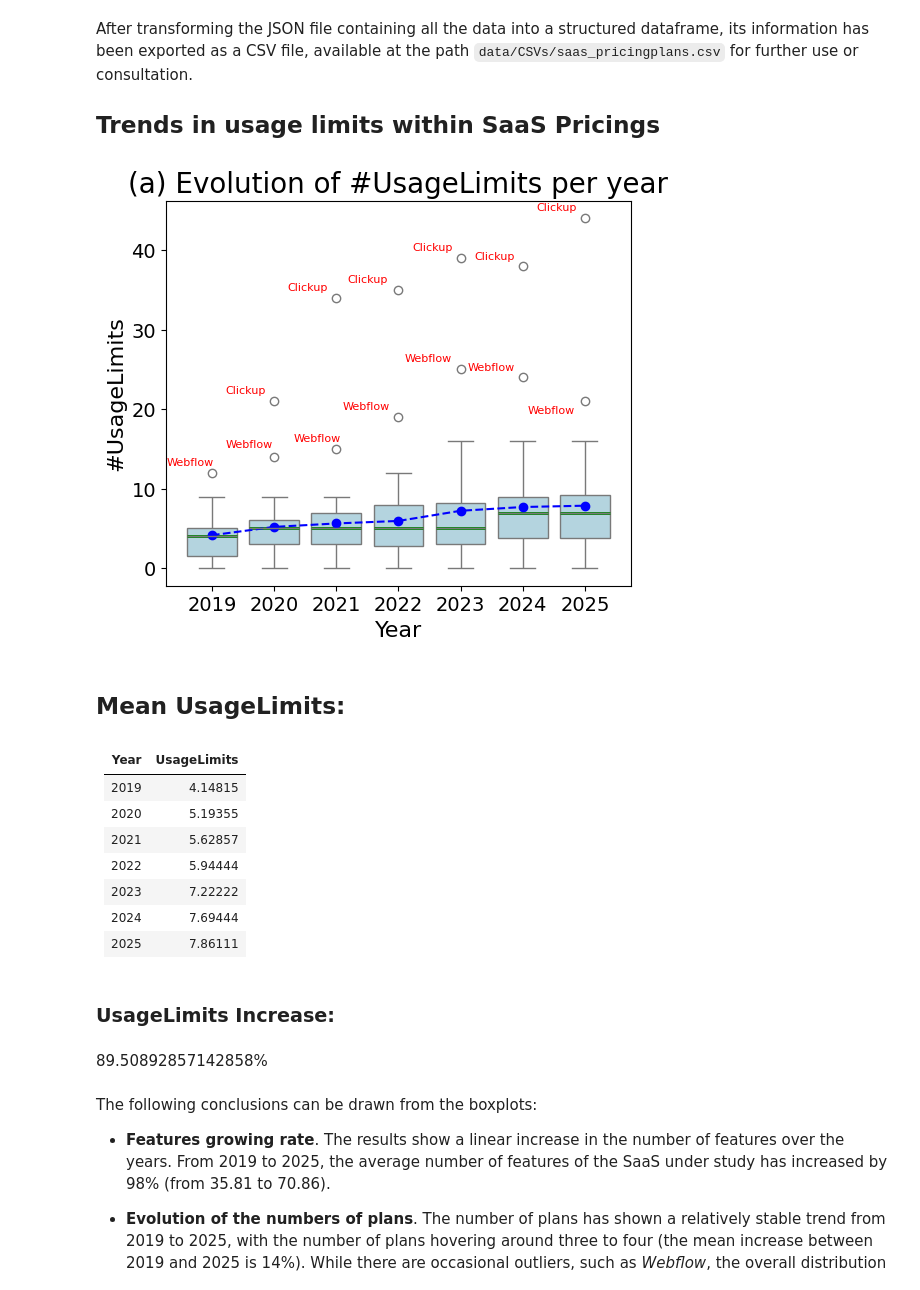
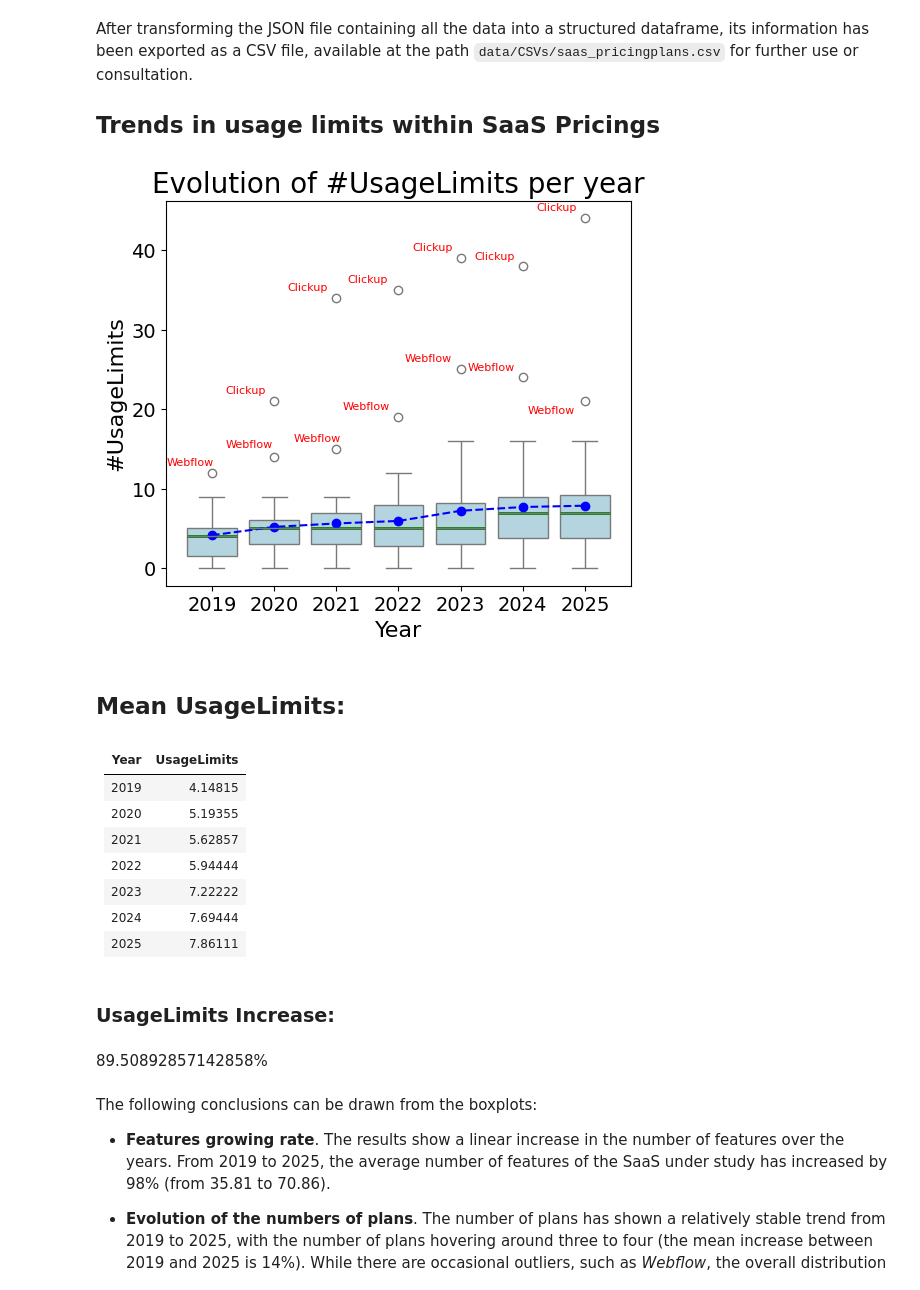
Before and after one commit to isa-group/SaaS-analysis, a Jupyter notebook: analysis_and_figures.ipynb, the cells around one changed output. Cells and saved outputs as stored; diff of their text form; code cells hidden in the pictures.

Commit message:
fix: usage limits boxplots

```diff
--- a/analysis_and_figures.ipynb
+++ b/analysis_and_figures.ipynb
@@ -159,35 +127,35 @@ def draw_boxplot(field, print_outliers=True, print_mean=True, title=None, y_labe
             outliers = pd.DataFrame()
 
         for idx, row in outliers.iterrows():
             texts.append(plt.gca().text(row['Year']-2019.1, row[field], row['SaaS'], horizontalalignment='right', fontsize=8, color='red'))
     adjust_text(texts, expand=(1.2, 2))
 
     # Calculate means and add line showing its evolution
     means = df.groupby('Year')[field].mean()
     if print_mean:
         plt.plot(means.index-2019, means.values, color='blue', marker='o', linestyle='--', label='Mean')
 
 
     if title is None:
         plt.title(f'({tag}) Evolution of #{field} per year', fontsize=titleSize)
     else:
         plt.title(title, fontsize=titleSize)
     plt.suptitle('')
     plt.xlabel('Year', fontsize=axisSize)
     if y_label is None:
         plt.ylabel(f'#{field}',fontsize=axisSize)
     else:
         plt.ylabel(y_label,fontsize=axisSize)
     plt.savefig(os.path.join(FIGURES_PATH,f"SaaS_{field}_Distribution_Evolution.png"), format='png', dpi=300)
     plt.show()
     display(Markdown(f"## Mean {field}:"))
     display(Markdown(means.to_markdown()))
     display(Markdown(f"### {field} Increase:"))
     display(Markdown(str((means[int(STUDIED_YEARS[-1])]/means[int(STUDIED_YEARS[0])] -1)*100)+"%"))
 
-draw_boxplot('UsageLimits')
+draw_boxplot('UsageLimits', title=f"Evolution of #UsageLimits per year")
 # %% [output]
-[figure, old version]
+[figure, new version]
 ## Mean UsageLimits:
 |   Year |   UsageLimits |
 |-------:|--------------:|
```
Also changed, not shown: parts of 6 cells of this notebook, 1 other file.
